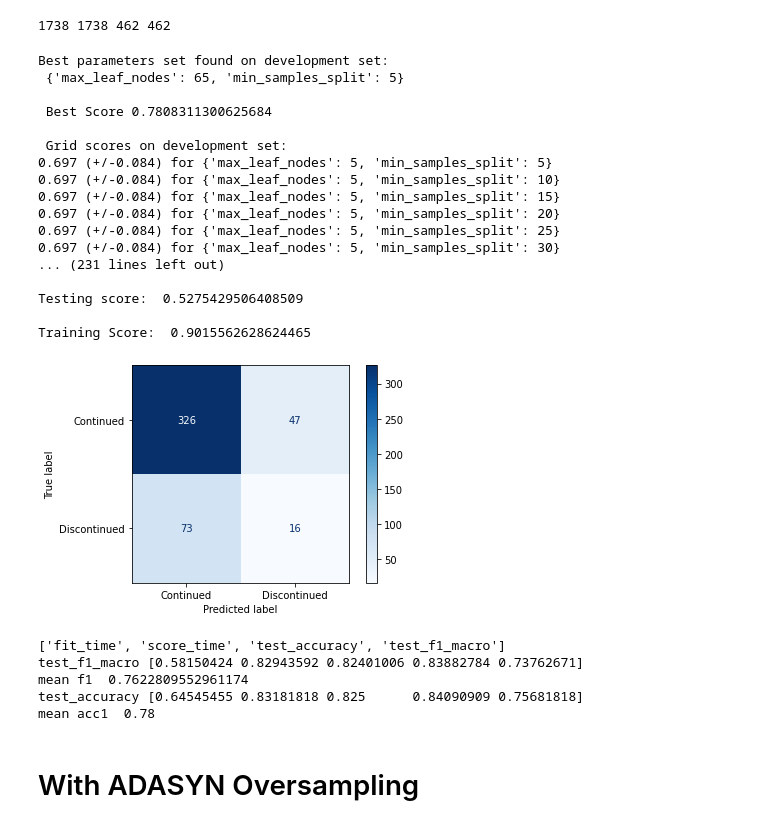
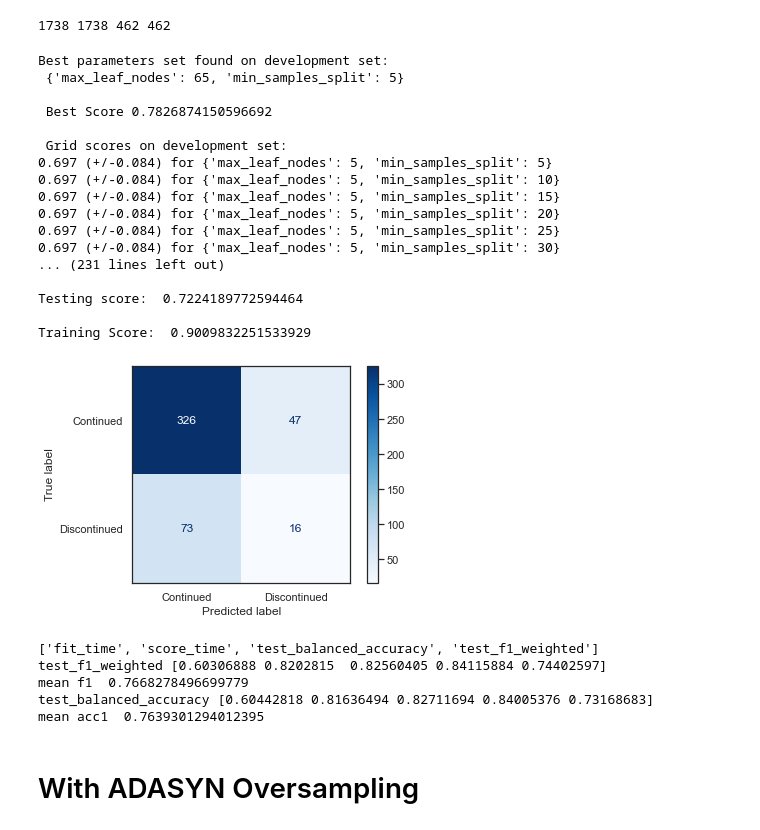
Before and after one commit to Taslim-M/EV-Customer-Discontinuation, a Jupyter notebook: DecisionTree.ipynb, the cells around one changed output. Drawn from its saved outputs; the diff is of its cells as text; code cells hidden in the pictures.

```diff
--- a/DecisionTree.ipynb
+++ b/DecisionTree.ipynb
@@ -34,9 +35,12 @@ print(len(X_train),len(y_train),len(X_test),len(y_test))
 from sklearn.tree import DecisionTreeClassifier #import the DT classifier
 
 
-tuned_parameters = [{'min_samples_split': [i for i in range(5,80,5)], 'max_leaf_nodes':  [k for k in range(5,80,5)]}]
+tuned_parameters = [{
+    'min_samples_split': [i for i in range(5,80,5)],
+    'max_leaf_nodes':  [k for k in range(5,80,5)]
+    }]
 
-clf = GridSearchCV(DecisionTreeClassifier(), tuned_parameters, scoring='f1_macro')
+clf = GridSearchCV(DecisionTreeClassifier(), tuned_parameters, scoring='f1_weighted')
 clf.fit(X_train, y_train)
 
 #Evaluation
@@ -122,7 +126,7 @@ from sklearn.tree import DecisionTreeClassifier #import the DT classifier
 
 tuned_parameters = [{'min_samples_split': [i for i in range(5,80,5)], 'max_leaf_nodes':  [k for k in range(5,80,5)]}]
 
-clf = GridSearchCV(DecisionTreeClassifier(), tuned_parameters, scoring='f1_macro')
+clf = GridSearchCV(DecisionTreeClassifier(), tuned_parameters, scoring='f1_weighted')
 clf.fit(X_train, y_train)
 
 #Evaluation
@@ -208,7 +212,7 @@ from sklearn.tree import DecisionTreeClassifier #import the DT classifier
 
 tuned_parameters = [{'min_samples_split': [i for i in range(5,80,5)], 'max_leaf_nodes':  [k for k in range(5,80,5)]}]
 
-clf = GridSearchCV(DecisionTreeClassifier(), tuned_parameters, scoring='f1_macro')
+clf = GridSearchCV(DecisionTreeClassifier(), tuned_parameters, scoring='f1_weighted')
 clf.fit(X_train, y_train)
 
 #Evaluation
@@ -222,37 +226,37 @@ stds = clf.cv_results_['std_test_score']
 for mean, std, params in zip(means, stds, clf.cv_results_['params']):
     print("%0.3f (+/-%0.03f) for %r" % (mean, std, params))
 
 print("Detailed classification report:")
 print("The scores are computed on the full evaluation set. \n")
 y_true, y_pred = y_test, clf.predict(X_test)
 print(classification_report(y_true, y_pred))
 
 #Lets print confision matrix
 labels =['Continued','Discontinued']
 
 ConfusionMatrixDisplay.from_estimator(clf, X_test, y_test,display_labels=labels,cmap=plt.cm.Blues)
 
 print ('\nTesting score: ',clf.score (X_test, y_test)) # print the testing score(accuracy)
 print ('\nTraining Score: ',clf.score (X_train, y_train)) # print the trainig score(accuracy)
 # %% [output]
 Best parameters set found on development set:
  {'max_leaf_nodes': 65, 'min_samples_split': 5}
 
- Best Score 0.7808311300625684
+ Best Score 0.7826874150596692
 
  Grid scores on development set:
 0.697 (+/-0.084) for {'max_leaf_nodes': 5, 'min_samples_split': 5}
 0.697 (+/-0.084) for {'max_leaf_nodes': 5, 'min_samples_split': 10}
 0.697 (+/-0.084) for {'max_leaf_nodes': 5, 'min_samples_split': 15}
 0.697 (+/-0.084) for {'max_leaf_nodes': 5, 'min_samples_split': 20}
 0.697 (+/-0.084) for {'max_leaf_nodes': 5, 'min_samples_split': 25}
 0.697 (+/-0.084) for {'max_leaf_nodes': 5, 'min_samples_split': 30}
 ... (231 lines left out)
 
-Testing score:  0.5275429506408509
+Testing score:  0.7224189772594464
 
-Training Score:  0.9015562628624465
+Training Score:  0.9009832251533929
-[figure, old version]
+[figure, new version]
 # %%
 #Cross Validate
 from sklearn.model_selection import cross_validate
@@ -260,20 +264,20 @@ from sklearn.metrics import recall_score
 X = np.concatenate((X_train, X_test), axis=0)
 Y = np.concatenate((y_train, y_test), axis=0)
 
-scoring = ['f1_macro','accuracy']
+scoring = ['f1_weighted','balanced_accuracy']
 scores = cross_validate(clf, X, Y, cv=5, scoring=scoring)
 print(sorted(scores.keys()))
-print('test_f1_macro', scores['test_f1_macro'])
-print('mean f1 ', np.mean(scores['test_f1_macro']))
+print('test_f1_weighted', scores['test_f1_weighted'])
+print('mean f1 ', np.mean(scores['test_f1_weighted']))
 
-print('test_accuracy', scores['test_accuracy'])
-print('mean acc1 ', np.mean(scores['test_accuracy']))
+print('test_balanced_accuracy', scores['test_balanced_accuracy'])
+print('mean acc1 ', np.mean(scores['test_balanced_accuracy']))
 # %% [output]
-['fit_time', 'score_time', 'test_accuracy', 'test_f1_macro']
-test_f1_macro [0.58150424 0.82943592 0.82401006 0.83882784 0.73762671]
-mean f1  0.7622809552961174
-test_accuracy [0.64545455 0.83181818 0.825      0.84090909 0.75681818]
-mean acc1  0.78
+['fit_time', 'score_time', 'test_balanced_accuracy', 'test_f1_weighted']
+test_f1_weighted [0.60306888 0.8202815  0.82560405 0.84115884 0.74402597]
+mean f1  0.7668278496699779
+test_balanced_accuracy [0.60442818 0.81636494 0.82711694 0.84005376 0.73168683]
+mean acc1  0.7639301294012395
 # %% [markdown]
 # With ADASYN Oversampling
 # %%
```
Also changed, not shown: parts of 8 cells of this notebook, 2 other files.
